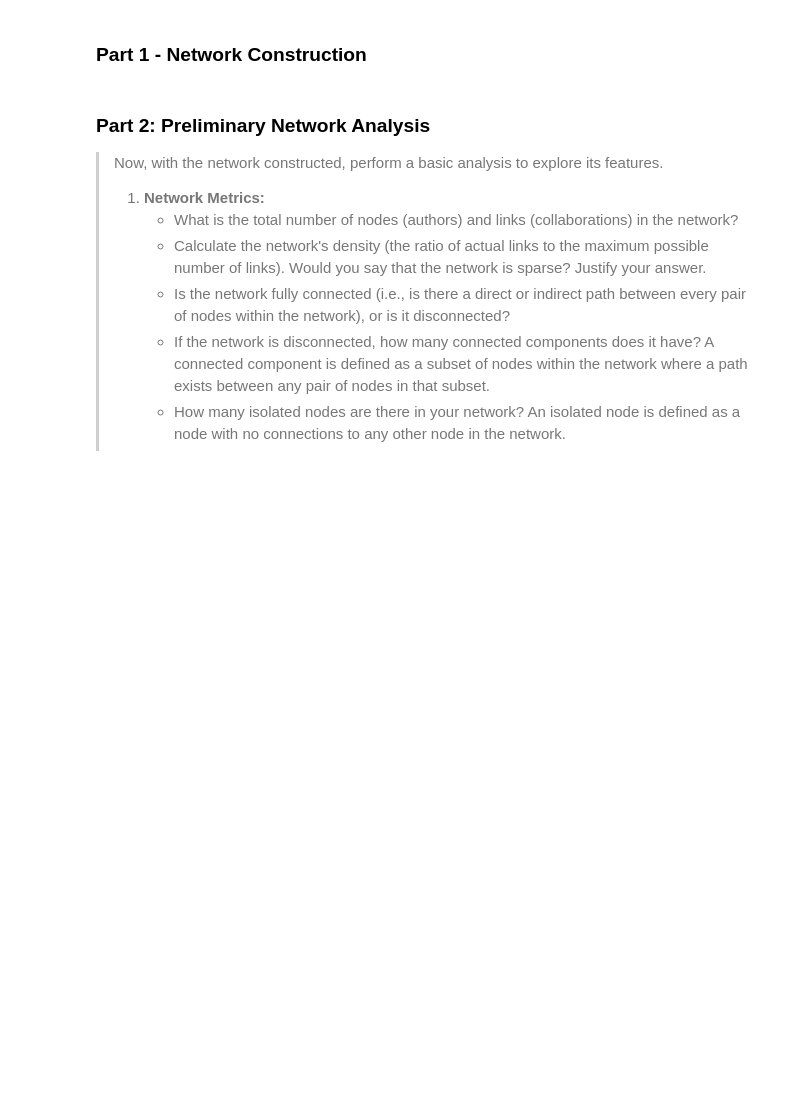
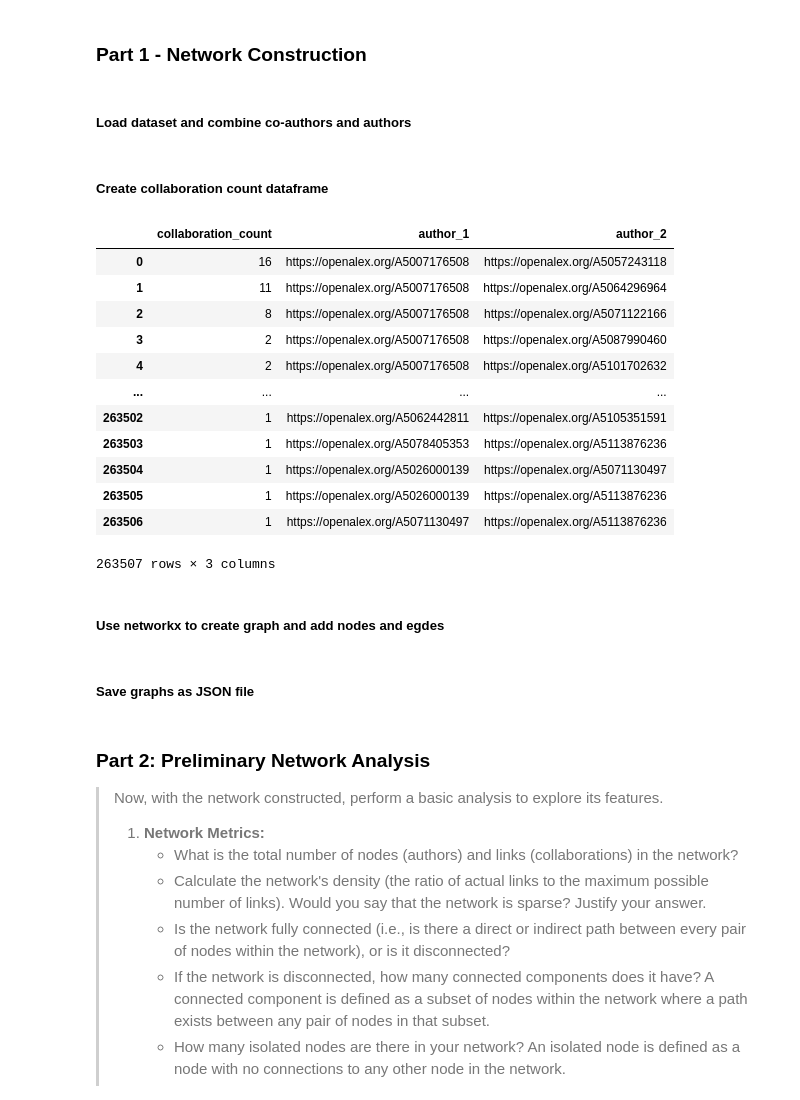
Before and after one commit to claralb2002/Social-Computational-Science-Assignment-1, a Jupyter notebook: Assignment1.ipynb, the cells around one changed output. Drawn from its saved outputs; the diff is of its cells as text; code cells hidden in the pictures; blank space fills up the shorter version.

```diff
--- a/Assignment1.ipynb
+++ b/Assignment1.ipynb
@@ -250,33 +276,51 @@ By setting specific thresholds, the dataset focuses on influential works, highli
 import pandas as pd
 from itertools import combinations
 from collections import Counter
+# %% [markdown]
+##### Load dataset and combine co-authors and authors
+# %%
+co_authors = pd.read_csv("co_papers2024.csv")
+authors = pd.read_csv("papers_data.csv")
+
+works = pd.concat([authors,co_authors],ignore_index = True)
+
+#Create DataFrame
+df = pd.DataFrame(works, columns=['id', 'publication_year', 'cited_by_count', 'author_ids'])
+# %% [markdown]
+##### Create collaboration count dataframe
 # %%
-##
-
-co_authors = pd.read_csv("papers2024co_authors.csv")
-authors = pd.read_csv("papers2024authors.csv")
-
-works = pd.concat([authors,co_authors],ignore_index = True)
-
-#Create DataFrame
-df = pd.DataFrame(works, columns=['id', 'publication_year', 'cited_by_count', 'author_ids'])
-
 # Convert author_ids from string to list
 df['author_ids'] = df['author_ids'].apply(eval)
 
 # Generate all author pairs and count collaborations
 collab_counter = Counter()
 
 for authors in df['author_ids']:
     for pair in combinations(sorted(authors), 2):  # Sort to avoid duplicates (A, B) and (B, A)
         collab_counter[pair] += 1
 
 # Convert Counter to DataFrame
 collab_df = pd.DataFrame(collab_counter.items(), columns=['author_pair', 'collaboration_count'])
 
 # Split tuples into separate columns for clarity
 collab_df[['author_1', 'author_2']] = pd.DataFrame(collab_df['author_pair'].tolist(), index=collab_df.index)
 collab_df.drop(columns=['author_pair'], inplace=True)
 collab_df
+# %% [output]
+|  | collaboration_count | author_1 | author_2 |
+| 0 | 16 | https://openalex.org/A5007176508 | https://openalex.org/A5057243118 |
+| 1 | 11 | https://openalex.org/A5007176508 | https://openalex.org/A5064296964 |
+| 2 | 8 | https://openalex.org/A5007176508 | https://openalex.org/A5071122166 |
+| 3 | 2 | https://openalex.org/A5007176508 | https://openalex.org/A5087990460 |
+| 4 | 2 | https://openalex.org/A5007176508 | https://openalex.org/A5101702632 |
+| ... | ... | ... | ... |
+| 263502 | 1 | https://openalex.org/A5062442811 | https://openalex.org/A5105351591 |
+| 263503 | 1 | https://openalex.org/A5078405353 | https://openalex.org/A5113876236 |
+| 263504 | 1 | https://openalex.org/A5026000139 | https://openalex.org/A5071130497 |
+| 263505 | 1 | https://openalex.org/A5026000139 | https://openalex.org/A5113876236 |
+| 263506 | 1 | https://openalex.org/A5071130497 | https://openalex.org/A5113876236 |
+263507 rows × 3 columns
+# %% [markdown]
+##### Use networkx to create graph and add nodes and egdes
 # %%
 import networkx as nx
@@ -318,4 +361,6 @@ edges = [(row['author_1'], row['author_2'], row['collaborationcount']) for _, ro
 G.add_weighted_edges_from(edges)
+# %% [markdown]
+##### Save graphs as JSON file
 # %%
 import json
 
```
Also changed, not shown: parts of 31 cells of this notebook.
